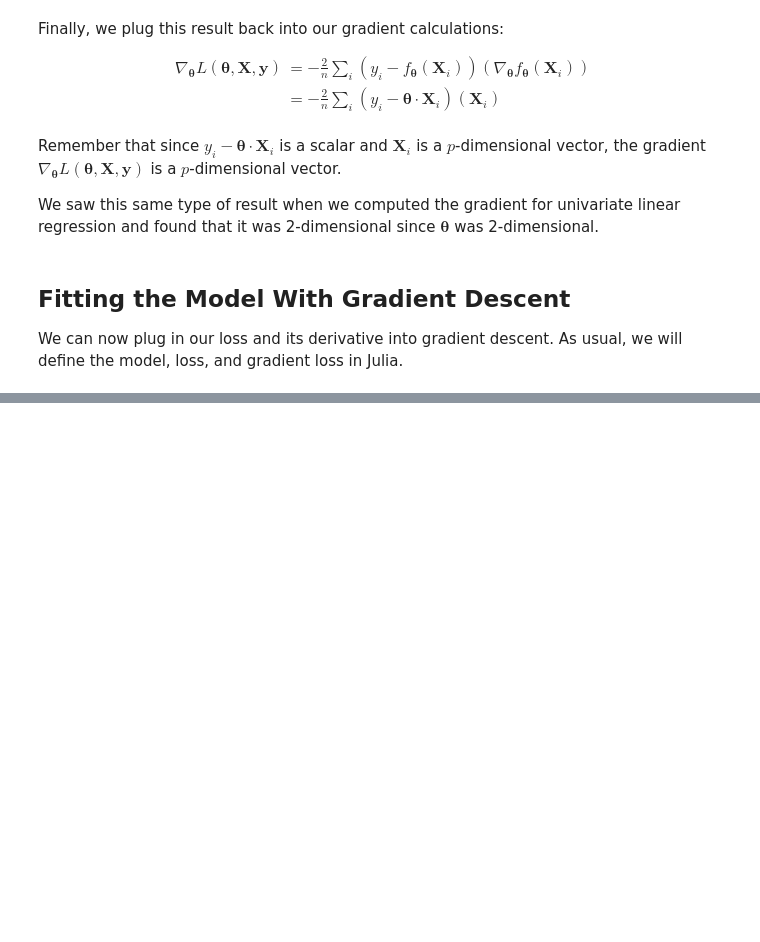
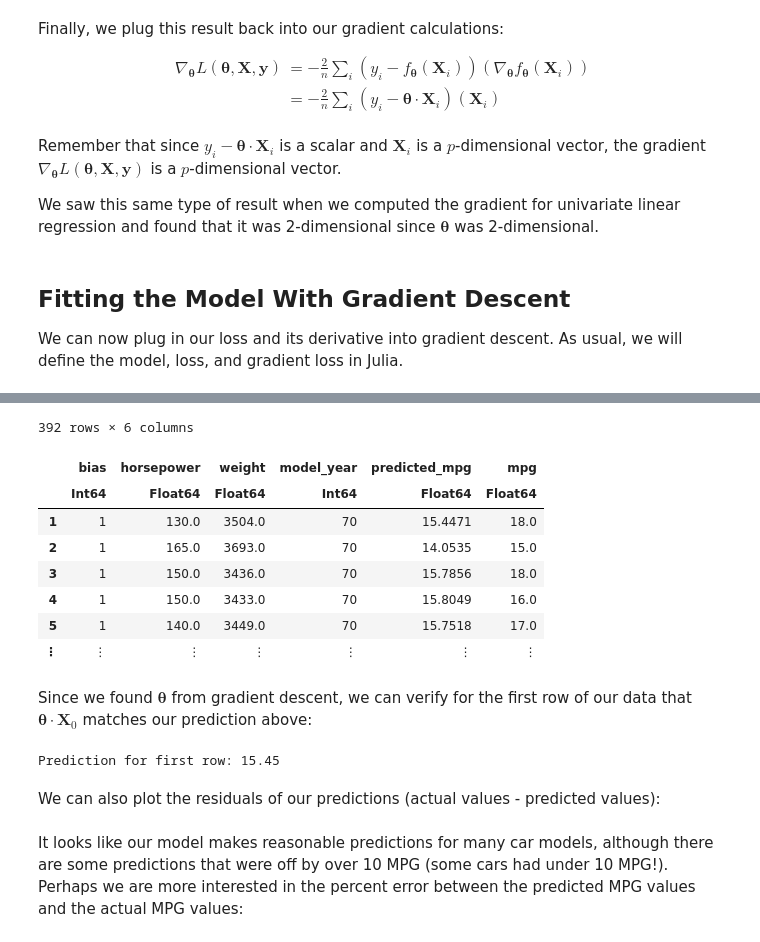
Before and after one commit to irinabchan/textbook, a Jupyter notebook: notebooks/13/julia_linear_multiple.ipynb, the cells around one changed output, grey strips where cells are left out. Cells and saved outputs as stored; diff of their text form; code cells hidden in the pictures; blank space fills up the shorter version.

Commit message:
Finish '13.3 Multiple Linear Regression' julia notebook

```diff
--- a/notebooks/13/julia_linear_multiple.ipynb
+++ b/notebooks/13/julia_linear_multiple.ipynb
@@ -176,0 +172,19 @@ linear_model (generic function with 1 method)
+# %%
+"""Returns predictions by a linear model on x_vals"""
+function linear_model(thetas, X)
+    return X * thetas
+end
+
+function mse_loss(thetas, X, y)
+    return(mean((y - linear_model(thetas, X)) .^2))
+end
+
+function grad_mse_loss(thetas, X, y)
+    n = nrows(X)
+    return(-2 / n * (transpose(X)*y - transpose(X)*X*thetas))
+end;
+# %%
+# HIDDEN
+thetas = [1, 1, 1, 1]
+X = [[2 1 0 1]; [1 2 3 4]]
+y = [3, 9];
@@ -176,0 +226,8 @@ linear_model (generic function with 1 method)
+# %%
+# HIDDEN
+X = Matrix(select(mpg_mat, [:bias, :horsepower, :weight, :model_year]))
+y = mpg_mat.mpg;
+# %%
+thetas = minimize(mse_loss, grad_mse_loss, X, y)
+println("final theta: ", thetas)
+@printf(" | final cost: %0.2f\n", mse_loss(thetas, X, y))
@@ -176,0 +246,24 @@ linear_model (generic function with 1 method)
+# %%
+# HIDDEN
+mpg_with_predictions = select(mpg_mat, [:bias, :horsepower, :weight, :model_year])
+mpg_with_predictions[!, :predicted_mpg] = linear_model(thetas, X)
+mpg_with_predictions[!, :mpg] = mpg_mat.mpg
+mpg_with_predictions
+# %% [output]
+392 rows × 6 columns
+|  | bias | horsepower | weight | model_year | predicted_mpg | mpg |
+|  | Int64 | Float64 | Float64 | Int64 | Float64 | Float64 |
+| 1 | 1 | 130.0 | 3504.0 | 70 | 15.4471 | 18.0 |
+| 2 | 1 | 165.0 | 3693.0 | 70 | 14.0535 | 15.0 |
+| 3 | 1 | 150.0 | 3436.0 | 70 | 15.7856 | 18.0 |
+| 4 | 1 | 150.0 | 3433.0 | 70 | 15.8049 | 16.0 |
+| 5 | 1 | 140.0 | 3449.0 | 70 | 15.7518 | 17.0 |
+| ⋮ | ⋮ | ⋮ | ⋮ | ⋮ | ⋮ | ⋮ |
+# %% [markdown]
+Since we found $ \boldsymbol\theta $ from gradient descent, we can verify for the first row of our data that $ \boldsymbol\theta \cdot \textbf{X}_0 $ matches our prediction above:
+# %%
+@printf("Prediction for first row: %0.2f\n", thetas[1] + thetas[2]*130 + thetas[3]*3504 + thetas[4]*70)
+# %% [output]
+Prediction for first row: 15.45
+# %% [markdown]
+We can also plot the residuals of our predictions (actual values - predicted values):
@@ -176,0 +276,2 @@ linear_model (generic function with 1 method)
+# %% [markdown]
+It looks like our model makes reasonable predictions for many car models, although there are some predictions that were off by over 10 MPG (some cars had under 10 MPG!). Perhaps we are more interested in the percent error between the predicted MPG values and the actual MPG values:
```
Also changed, not shown: parts of 18 cells of this notebook.
